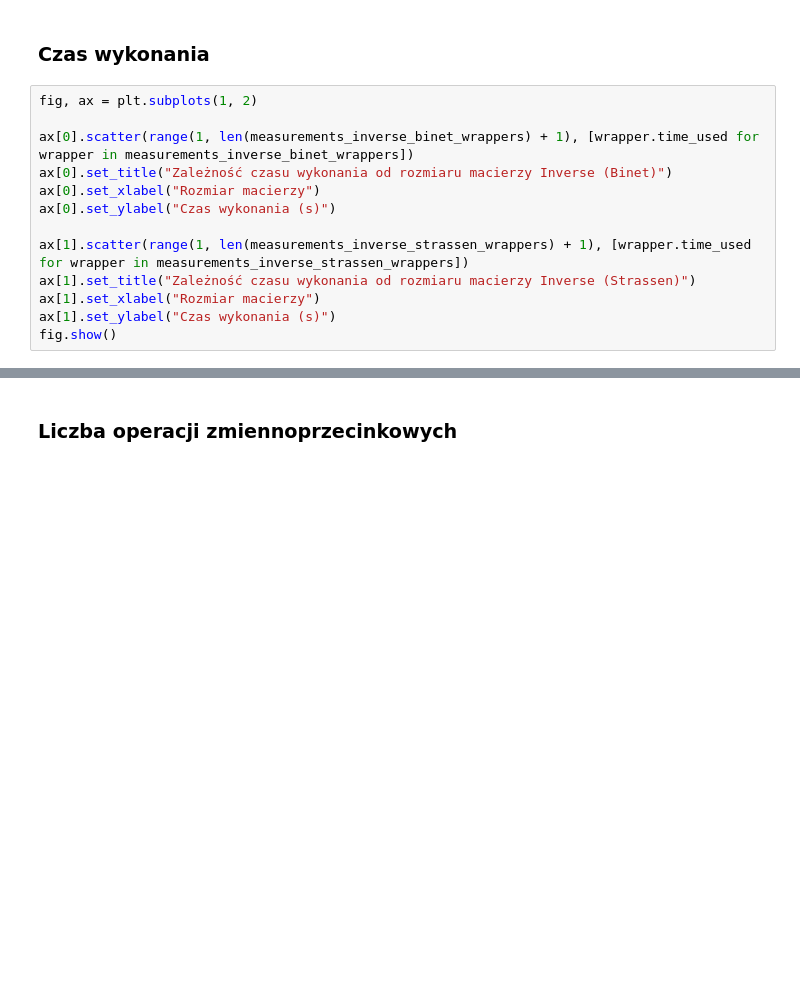
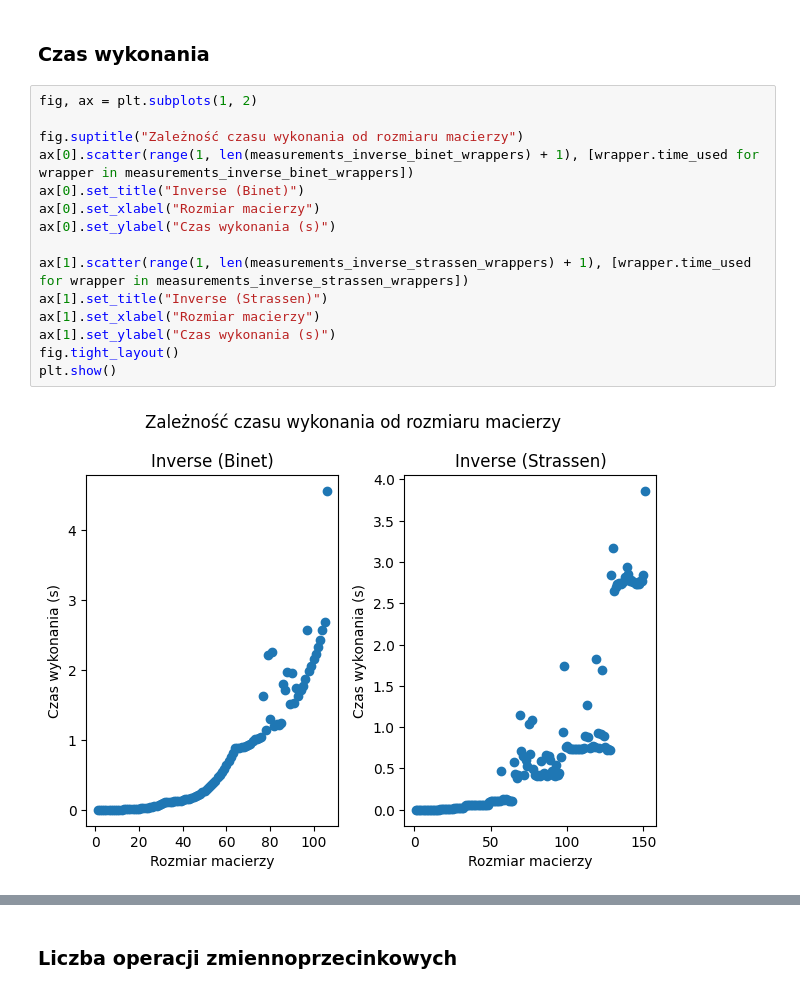
Before and after one commit to krzysztof-kopel/AlgoMacierzowe, a Jupyter notebook: lab2/lab2.ipynb, the cells around one changed output, grey strips where cells are left out. Cells and saved outputs as stored; diff of their text form; blank space fills up the shorter version.

```diff
--- a/lab2/lab2.ipynb
+++ b/lab2/lab2.ipynb
@@ -336,13 +336,17 @@ measurements_inverse_strassen_wrappers = measure_inverse(
 # %%
 fig, ax = plt.subplots(1, 2)
 
+fig.suptitle("Zależność czasu wykonania od rozmiaru macierzy")
 ax[0].scatter(range(1, len(measurements_inverse_binet_wrappers) + 1), [wrapper.time_used for wrapper in measurements_inverse_binet_wrappers])
-ax[0].set_title("Zależność czasu wykonania od rozmiaru macierzy Inverse (Binet)")
+ax[0].set_title("Inverse (Binet)")
 ax[0].set_xlabel("Rozmiar macierzy")
 ax[0].set_ylabel("Czas wykonania (s)")
 
 ax[1].scatter(range(1, len(measurements_inverse_strassen_wrappers) + 1), [wrapper.time_used for wrapper in measurements_inverse_strassen_wrappers])
-ax[1].set_title("Zależność czasu wykonania od rozmiaru macierzy Inverse (Strassen)")
+ax[1].set_title("Inverse (Strassen)")
 ax[1].set_xlabel("Rozmiar macierzy")
 ax[1].set_ylabel("Czas wykonania (s)")
-fig.show()
+fig.tight_layout()
+plt.show()
+# %% [output]
+[figure, added]
```
Also changed, not shown: parts of 41 cells of this notebook.
